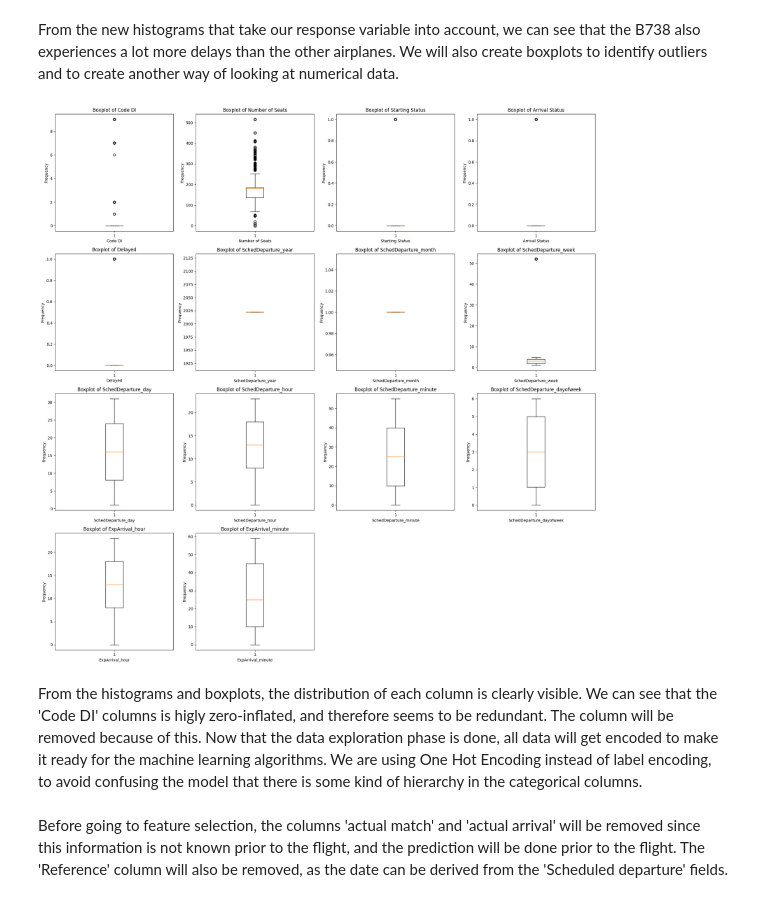
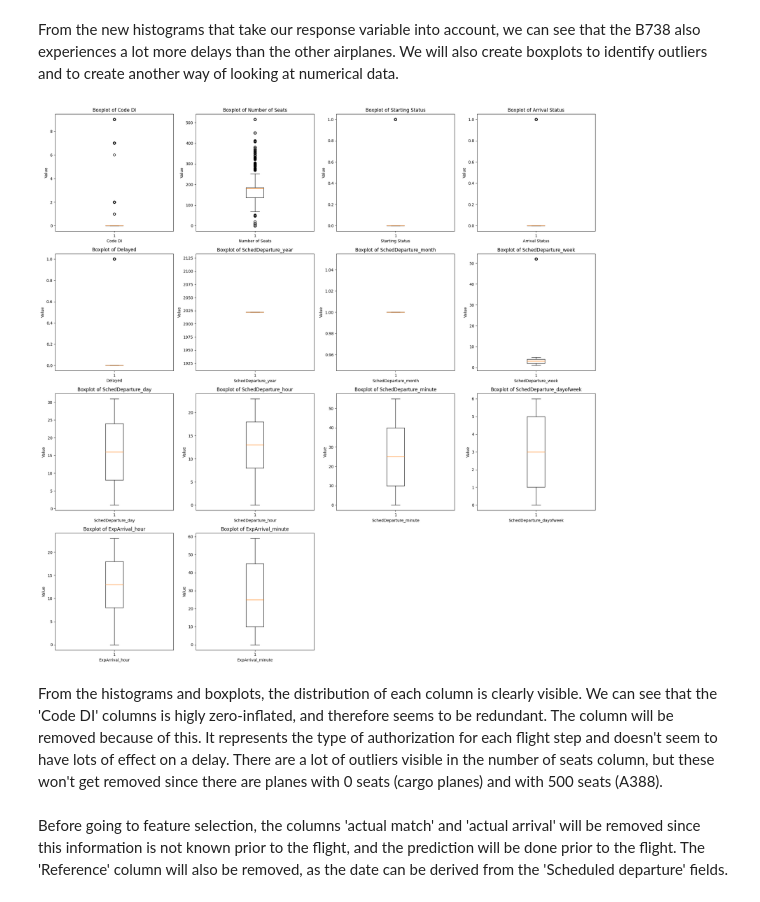
Before and after one commit to TygoF/Flight-delay-prediction, a Jupyter notebook: main.ipynb, the cells around one changed output. Saved outputs shown, nothing was run; the diff lists cells and outputs as text; code cells hidden in the pictures.

Commit message:
Add preprocess steps and reordering

```diff
--- a/main.ipynb
+++ b/main.ipynb
@@ -319,24 +325,24 @@ From the new histograms that take our response variable into account, we can see
 # %%
 # Plot boxplots for numeric columns
 fig, axs = plt.subplots(4,4, figsize=(20,20))
 axs[3,2].axis('off')
 axs[3,3].axis('off')
 x = 0; y=0; count=0
 for i, name in enumerate(data_brazil4.columns.values):
     if is_numeric_dtype(data_brazil4[name]):
         if count % 4 == 0 and count != 0:
             x += 1
             y = 0
         axs[x,y].boxplot(x=data_brazil4[name])
-        axs[x,y].set(xlabel=name, ylabel="Frequency")
+        axs[x,y].set(xlabel=name, ylabel="Value")
         axs[x,y].set_title("Boxplot of " + name)
         count +=1
         y += 1
 fig.tight_layout()
 plt.show()
 # %% [output]
-[figure, old version]
+[figure, new version]
 # %% [markdown]
-From the histograms and boxplots, the distribution of each column is clearly visible. We can see that the 'Code DI' columns is higly zero-inflated, and therefore seems to be redundant. The column will be removed because of this. Now that the data exploration phase is done, all data will get encoded to make it ready for the machine learning algorithms. We are using One Hot Encoding instead of label encoding, to avoid confusing the model that there is some kind of hierarchy in the categorical columns.
+From the histograms and boxplots, the distribution of each column is clearly visible. We can see that the 'Code DI' columns is higly zero-inflated, and therefore seems to be redundant. The column will be removed because of this. It represents the type of authorization for each flight step and doesn't seem to have lots of effect on a delay. There are a lot of outliers visible in the number of seats column, but these won't get removed since there are planes with 0 seats (cargo planes) and with 500 seats (A388).
 # %%
 # Drop Code DI column as it is highly zero-inflated
```
Also changed, not shown: parts of 25 cells of this notebook.
